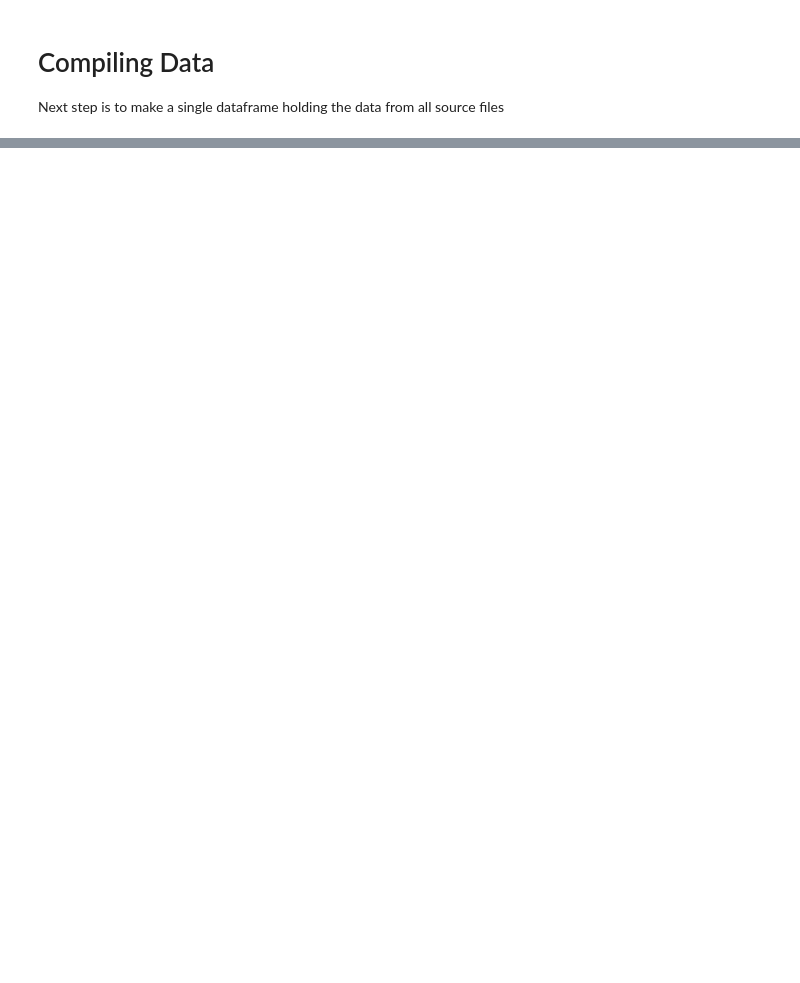
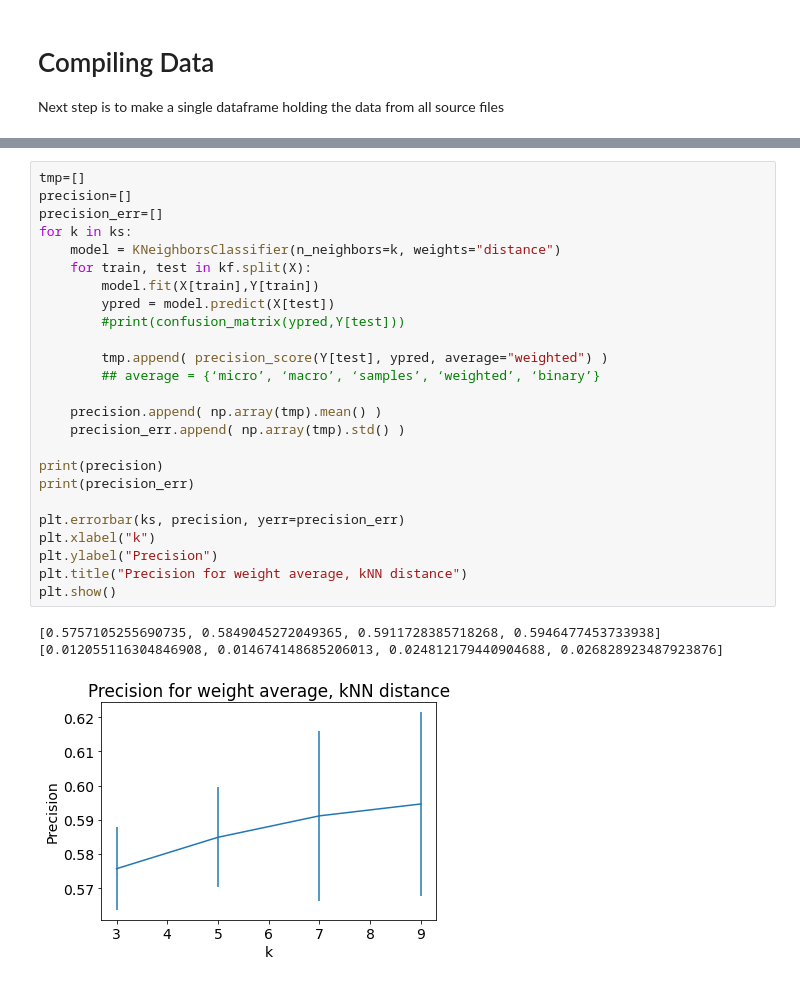
Before and after one commit to AlexSanfilippo/ML-Group-Project-Spotify, a Jupyter notebook: Data_Scripts/ImportingDataV0.1.ipynb, the cells around one changed output, grey strips where cells are left out. Saved outputs shown, nothing was run; the diff lists cells and outputs as text; blank space fills up the shorter version.

```diff
--- a/Data_Scripts/ImportingDataV0.1.ipynb
+++ b/Data_Scripts/ImportingDataV0.1.ipynb
@@ -129,0 +206,29 @@ Any pre-processing necessary for:
+# %%
+tmp=[]
+precision=[]
+precision_err=[]
+for k in ks:
+    model = KNeighborsClassifier(n_neighbors=k, weights="distance")
+    for train, test in kf.split(X):
+        model.fit(X[train],Y[train])
+        ypred = model.predict(X[test])
+        #print(confusion_matrix(ypred,Y[test]))
+
+        tmp.append( precision_score(Y[test], ypred, average="weighted") )
+        ## average = {‘micro’, ‘macro’, ‘samples’, ‘weighted’, ‘binary’}
+
+    precision.append( np.array(tmp).mean() )
+    precision_err.append( np.array(tmp).std() )
+
+print(precision)
+print(precision_err)
+
+plt.errorbar(ks, precision, yerr=precision_err)
+plt.xlabel("k")
+plt.ylabel("Precision")
+plt.title("Precision for weight average, kNN distance")
+plt.show()
+# %% [output]
+[0.5757105255690735, 0.5849045272049365, 0.5911728385718268, 0.5946477453733938]
+[0.012055116304846908, 0.014674148685206013, 0.024812179440904688, 0.026828923487923876]
+[figure, added]
```
Also changed, not shown: parts of 8 cells of this notebook, 2 other files.
